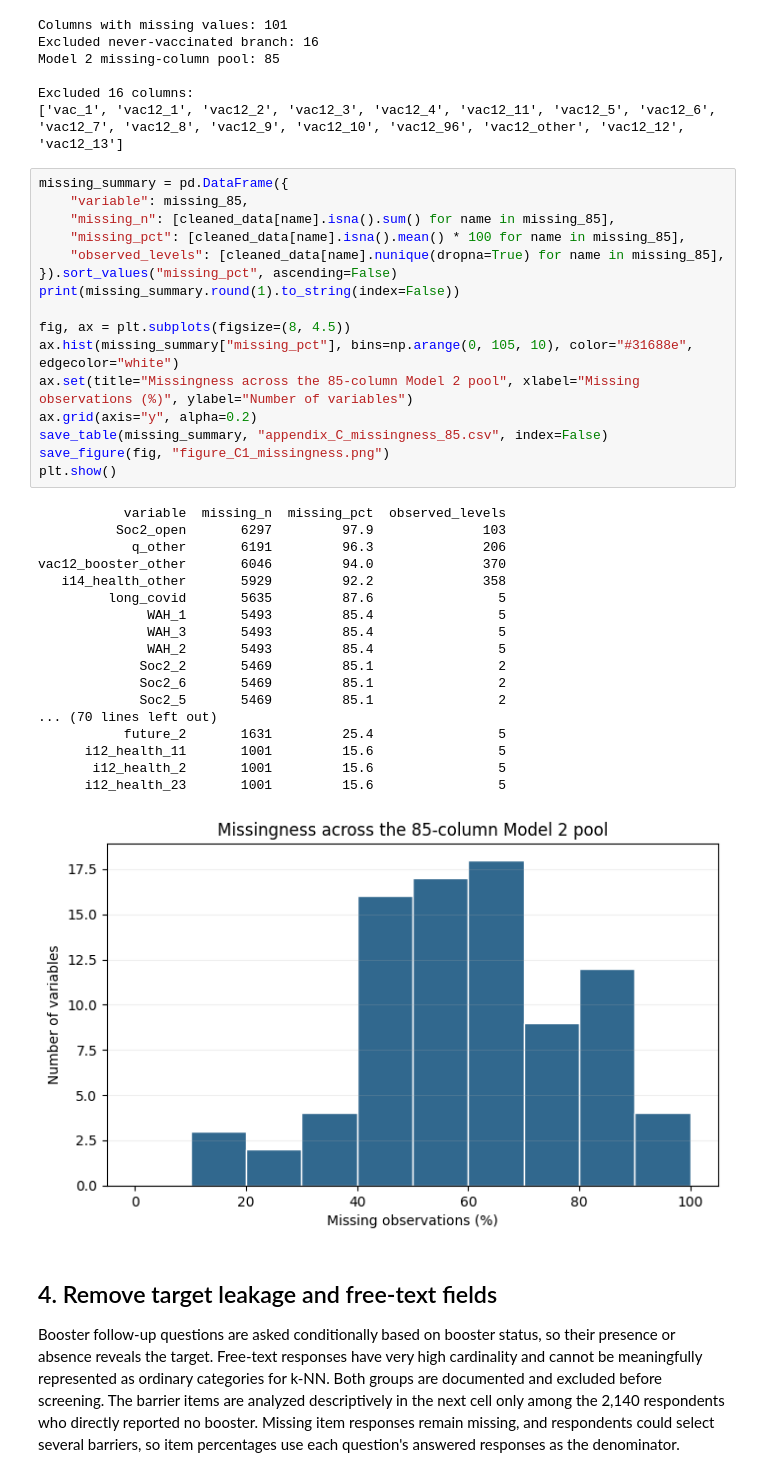
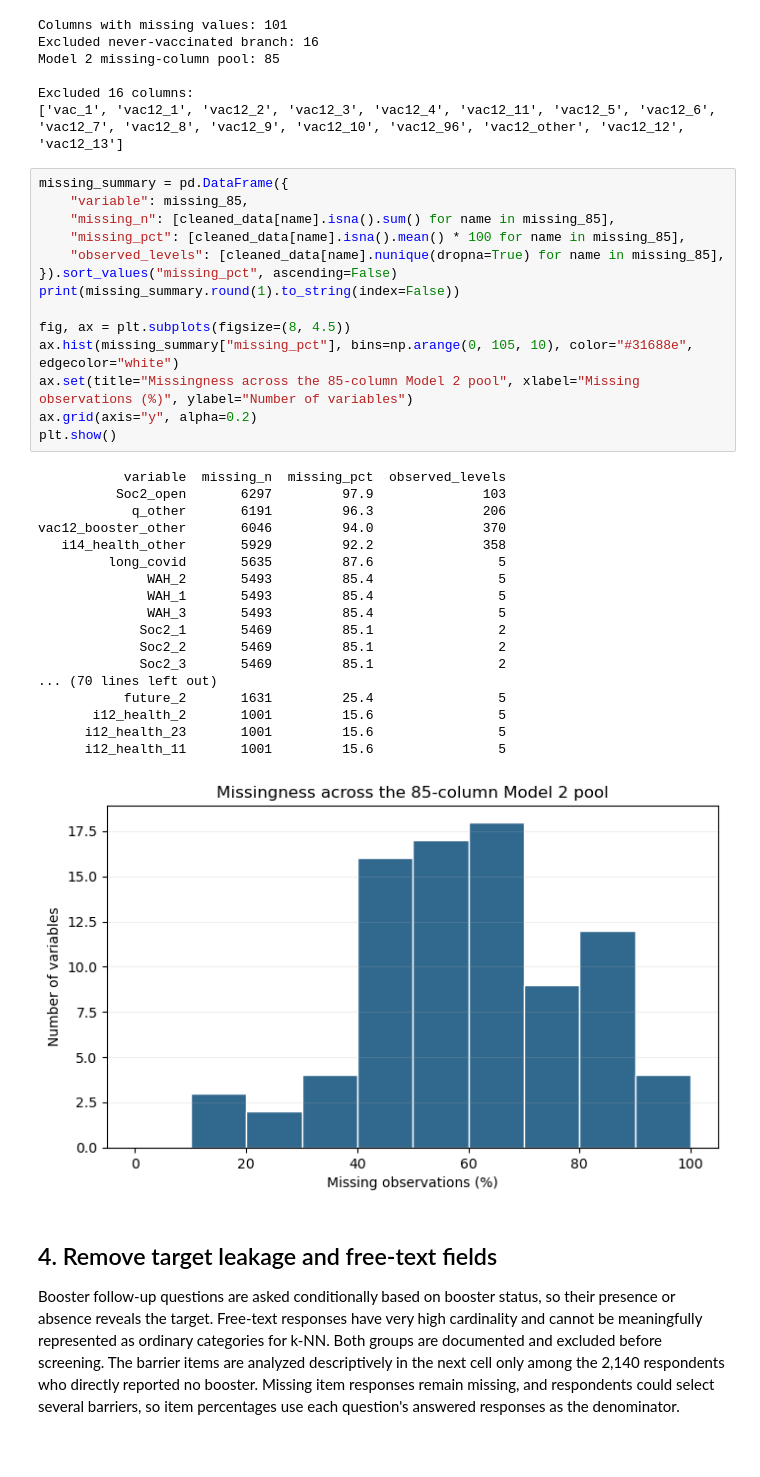
Before and after one commit to jimmyrua/8413-ML-GA1, a Jupyter notebook: GA1_model_2_missing_values.ipynb, the cells around one changed output. Drawn from its saved outputs; the diff is of its cells as text; blank space fills up the shorter version.

```diff
--- a/GA1_model_2_missing_values.ipynb
+++ b/GA1_model_2_missing_values.ipynb
@@ -289,38 +168,36 @@ Excluded 16 columns:
 # %%
 missing_summary = pd.DataFrame({
     "variable": missing_85,
     "missing_n": [cleaned_data[name].isna().sum() for name in missing_85],
     "missing_pct": [cleaned_data[name].isna().mean() * 100 for name in missing_85],
     "observed_levels": [cleaned_data[name].nunique(dropna=True) for name in missing_85],
 }).sort_values("missing_pct", ascending=False)
 print(missing_summary.round(1).to_string(index=False))
 
 fig, ax = plt.subplots(figsize=(8, 4.5))
 ax.hist(missing_summary["missing_pct"], bins=np.arange(0, 105, 10), color="#31688e", edgecolor="white")
 ax.set(title="Missingness across the 85-column Model 2 pool", xlabel="Missing observations (%)", ylabel="Number of variables")
 ax.grid(axis="y", alpha=0.2)
-save_table(missing_summary, "appendix_C_missingness_85.csv", index=False)
-save_figure(fig, "figure_C1_missingness.png")
 plt.show()
 # %% [output]
            variable  missing_n  missing_pct  observed_levels
           Soc2_open       6297         97.9              103
             q_other       6191         96.3              206
 vac12_booster_other       6046         94.0              370
    i14_health_other       5929         92.2              358
          long_covid       5635         87.6                5
+              WAH_2       5493         85.4                5
               WAH_1       5493         85.4                5
               WAH_3       5493         85.4                5
-              WAH_2       5493         85.4                5
+             Soc2_1       5469         85.1                2
              Soc2_2       5469         85.1                2
-             Soc2_6       5469         85.1                2
-             Soc2_5       5469         85.1                2
+             Soc2_3       5469         85.1                2
 ... (70 lines left out)
            future_2       1631         25.4                5
-      i12_health_11       1001         15.6                5
        i12_health_2       1001         15.6                5
       i12_health_23       1001         15.6                5
+      i12_health_11       1001         15.6                5
-[figure, old version]
+[figure, new version]
 # %% [markdown]
 ## 4. Remove target leakage and free-text fields
 
```
Also changed, not shown: parts of 31 cells of this notebook.
